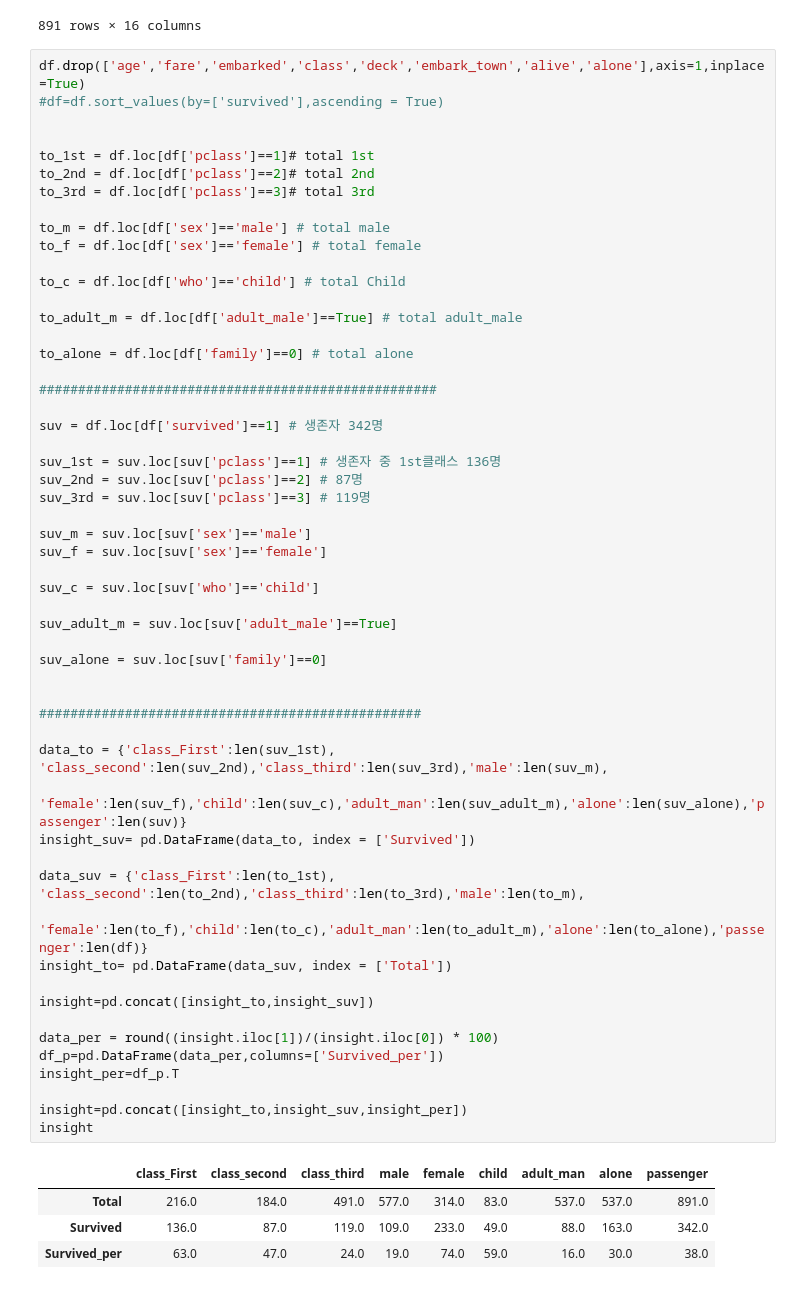
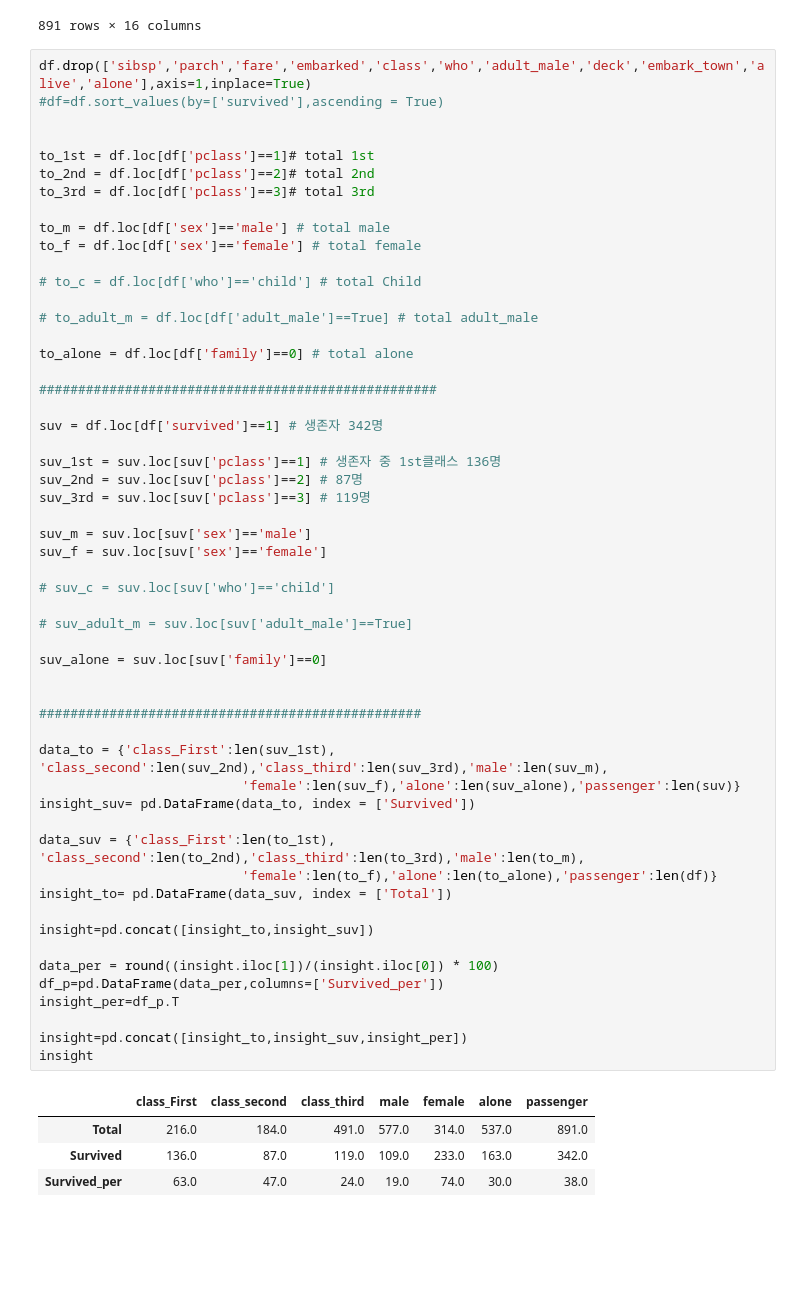
Before and after one commit to fish-ho/cakd5, a Jupyter notebook: m2_분석라이브러리활용/Pandas/titanic.ipynb, the cells around one changed output. Saved outputs shown, nothing was run; the diff lists cells and outputs as text; blank space fills up the shorter version.

```diff
--- a/m2_분석라이브러리활용/Pandas/titanic.ipynb
+++ b/m2_분석라이브러리활용/Pandas/titanic.ipynb
@@ -21,7 +21,7 @@ df
 | 890 | 0 | 3 | male | 32.0 | 0 | 0 | 7.7500 | Q | Third | man | ... |
 891 rows × 16 columns
 # %%
-df.drop(['age','fare','embarked','class','deck','embark_town','alive','alone'],axis=1,inplace=True)
+df.drop(['sibsp','parch','fare','embarked','class','who','adult_male','deck','embark_town','alive','alone'],axis=1,inplace=True)
 #df=df.sort_values(by=['survived'],ascending = True)
 
 
@@ -32,9 +32,9 @@ to_3rd = df.loc[df['pclass']==3]# total 3rd
 to_m = df.loc[df['sex']=='male'] # total male
 to_f = df.loc[df['sex']=='female'] # total female
 
-to_c = df.loc[df['who']=='child'] # total Child
+# to_c = df.loc[df['who']=='child'] # total Child
 
-to_adult_m = df.loc[df['adult_male']==True] # total adult_male
+# to_adult_m = df.loc[df['adult_male']==True] # total adult_male
 
 to_alone = df.loc[df['family']==0] # total alone
 
@@ -44,38 +44,38 @@ suv = df.loc[df['survived']==1] # 생존자 342명
 
 suv_1st = suv.loc[suv['pclass']==1] # 생존자 중 1st클래스 136명
 suv_2nd = suv.loc[suv['pclass']==2] # 87명
 suv_3rd = suv.loc[suv['pclass']==3] # 119명
 
 suv_m = suv.loc[suv['sex']=='male']
 suv_f = suv.loc[suv['sex']=='female']
 
-suv_c = suv.loc[suv['who']=='child']
+# suv_c = suv.loc[suv['who']=='child']
 
-suv_adult_m = suv.loc[suv['adult_male']==True]
+# suv_adult_m = suv.loc[suv['adult_male']==True]
 
 suv_alone = suv.loc[suv['family']==0]
 
 
 #################################################
 
 data_to = {'class_First':len(suv_1st), 'class_second':len(suv_2nd),'class_third':len(suv_3rd),'male':len(suv_m),
-                          'female':len(suv_f),'child':len(suv_c),'adult_man':len(suv_adult_m),'alone':len(suv_alone),'passenger':len(suv)}
+                          'female':len(suv_f),'alone':len(suv_alone),'passenger':len(suv)}
 insight_suv= pd.DataFrame(data_to, index = ['Survived'])
 
 data_suv = {'class_First':len(to_1st), 'class_second':len(to_2nd),'class_third':len(to_3rd),'male':len(to_m),
-                          'female':len(to_f),'child':len(to_c),'adult_man':len(to_adult_m),'alone':len(to_alone),'passenger':len(df)}
+                          'female':len(to_f),'alone':len(to_alone),'passenger':len(df)}
 insight_to= pd.DataFrame(data_suv, index = ['Total'])
 
 insight=pd.concat([insight_to,insight_suv])
 
 data_per = round((insight.iloc[1])/(insight.iloc[0]) * 100)
 df_p=pd.DataFrame(data_per,columns=['Survived_per'])
 insight_per=df_p.T
 
 insight=pd.concat([insight_to,insight_suv,insight_per])
 insight
 # %% [output]
-|  | class_First | class_second | class_third | male | female | child | adult_man | alone | passenger |
-| Total | 216.0 | 184.0 | 491.0 | 577.0 | 314.0 | 83.0 | 537.0 | 537.0 | 891.0 |
-| Survived | 136.0 | 87.0 | 119.0 | 109.0 | 233.0 | 49.0 | 88.0 | 163.0 | 342.0 |
-| Survived_per | 63.0 | 47.0 | 24.0 | 19.0 | 74.0 | 59.0 | 16.0 | 30.0 | 38.0 |
+|  | class_First | class_second | class_third | male | female | alone | passenger |
+| Total | 216.0 | 184.0 | 491.0 | 577.0 | 314.0 | 537.0 | 891.0 |
+| Survived | 136.0 | 87.0 | 119.0 | 109.0 | 233.0 | 163.0 | 342.0 |
+| Survived_per | 63.0 | 47.0 | 24.0 | 19.0 | 74.0 | 30.0 | 38.0 |
```
Also changed, not shown: parts of 17 cells of this notebook.
